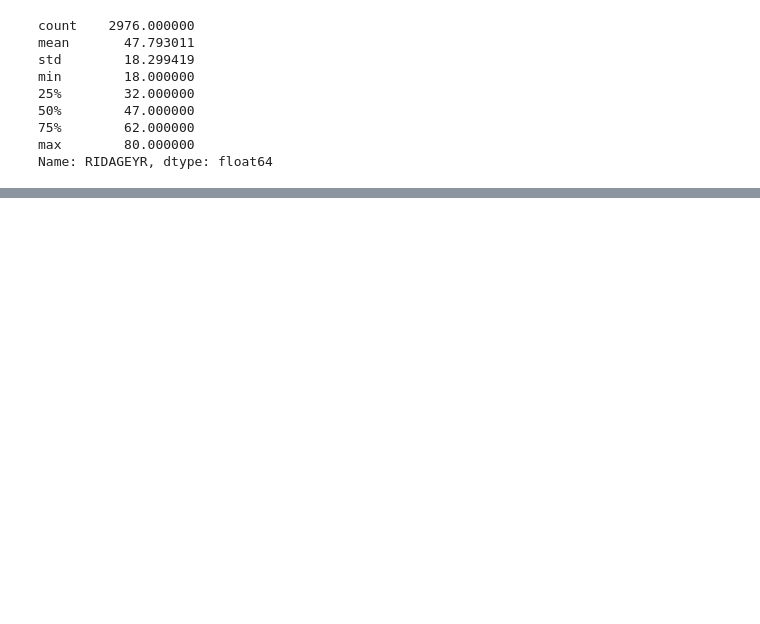
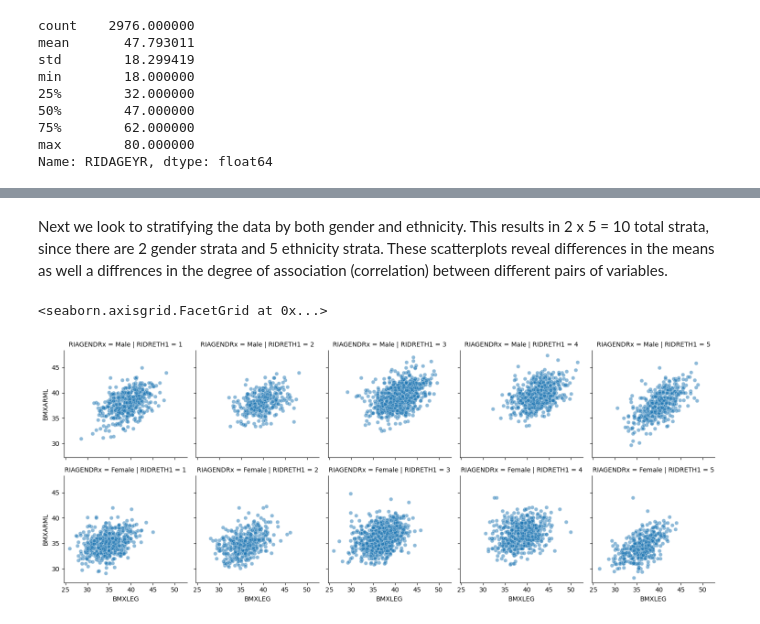
Before and after one commit to FarhinAhmed/Analyzing_National-Health-and-Nutrition-Examination-Survey_data, a Jupyter notebook: code_for_data_analysis.ipynb, the cells around one changed output, grey strips where cells are left out. Drawn from its saved outputs; the diff is of its cells as text; code cells hidden in the pictures; blank space fills up the shorter version.

```diff
--- a/code_for_data_analysis.ipynb
+++ b/code_for_data_analysis.ipynb
@@ -433,0 +428,7 @@ See the caveats in the documentation: http://pandas.pydata.org/pandas-docs/stabl
+# %% [markdown]
+Next we look to stratifying the data by both gender and ethnicity. This results in 2 x 5 = 10 total strata, since there are 2 gender strata and 5 ethnicity strata. These scatterplots reveal differences in the means as well a diffrences in the degree of association (correlation) between different pairs of variables.
+# %%
+sns.FacetGrid(df, col = "RIDRETH1", row = "RIAGENDRx").map(sns.scatterplot, "BMXLEG","BMXARML",alpha = 0.5).add_legend()
+# %% [output]
+<seaborn.axisgrid.FacetGrid at 0x...>
+[figure, added]
```
Also changed, not shown: parts of 22 cells of this notebook.
